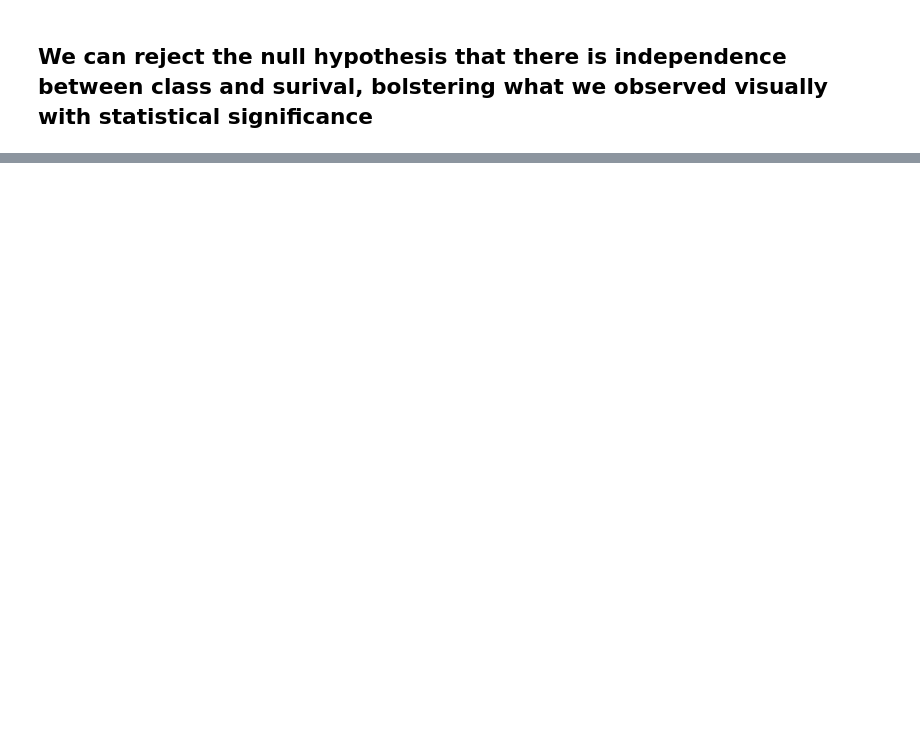
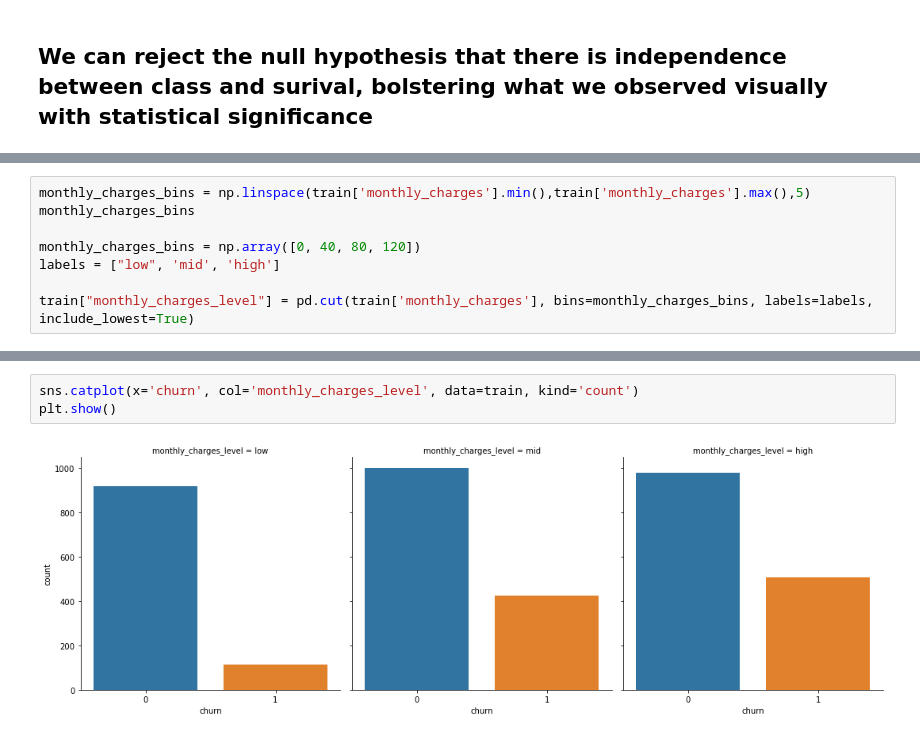
Before and after one commit to ellaxu43/classification-exercises, a Jupyter notebook: exploratory_analysis.ipynb, the cells around one changed output, grey strips where cells are left out. Drawn from its saved outputs; the diff is of its cells as text; blank space fills up the shorter version.

```diff
--- a/exploratory_analysis.ipynb
+++ b/exploratory_analysis.ipynb
@@ -781,0 +915,8 @@ stats.chi2_contingency(observed)
+# %%
+monthly_charges_bins = np.linspace(train['monthly_charges'].min(),train['monthly_charges'].max(),5)
+monthly_charges_bins
+
+monthly_charges_bins = np.array([0, 40, 80, 120])
+labels = ["low", 'mid', 'high']
+
+train["monthly_charges_level"] = pd.cut(train['monthly_charges'], bins=monthly_charges_bins, labels=labels, include_lowest=True)
@@ -781,0 +941,5 @@ stats.chi2_contingency(observed)
+# %%
+sns.catplot(x='churn', col='monthly_charges_level', data=train, kind='count')
+plt.show()
+# %% [output]
+[figure, added]
```
Also changed, not shown: parts of 45 cells of this notebook, 1 other file.
